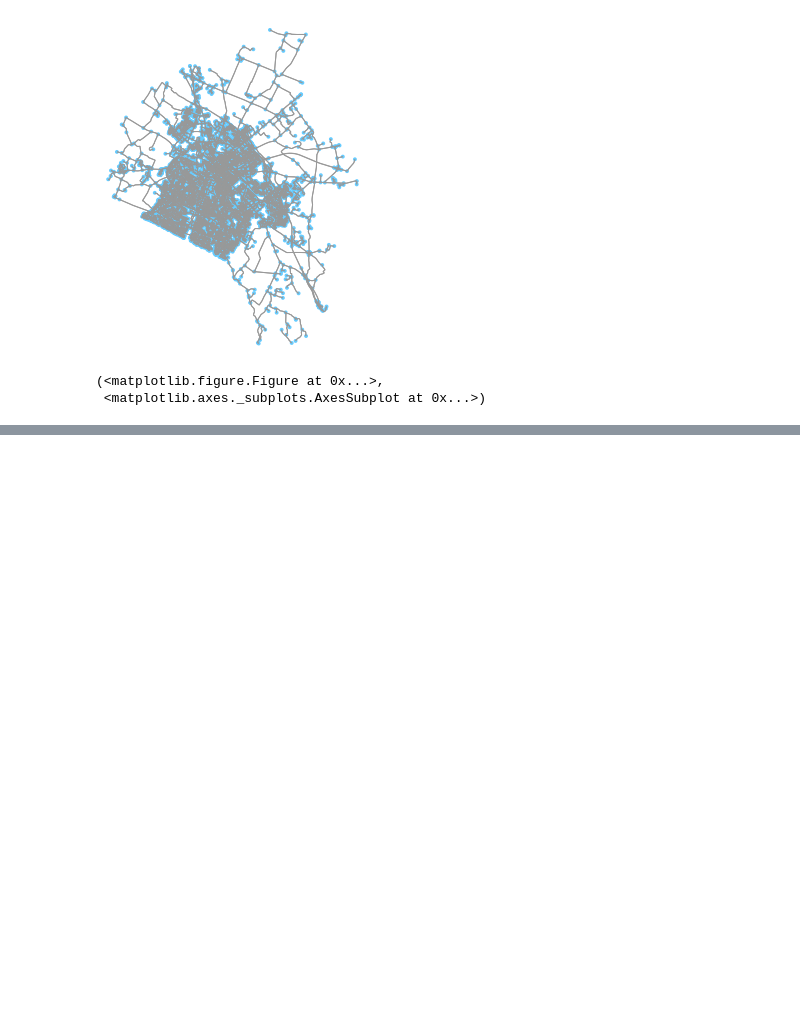
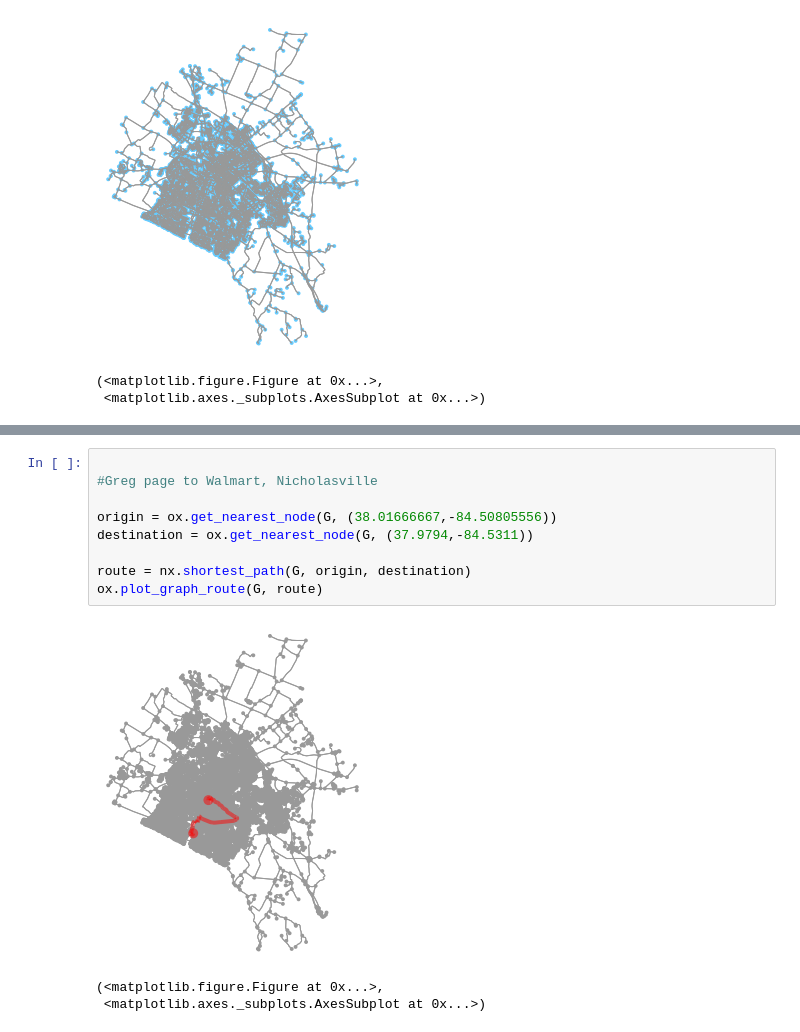
Before and after one commit to FRA228/ce599, a Jupyter notebook: 17-Networks 2/Networks_OSM.ipynb, the cells around one changed output, grey strips where cells are left out. Cells and saved outputs as stored; diff of their text form; blank space fills up the shorter version.

```diff
--- a/17-Networks 2/Networks_OSM.ipynb
+++ b/17-Networks 2/Networks_OSM.ipynb
@@ -65,0 +85,13 @@ NameError: name 'origin' is not defined
+# %%
+
+#Greg page to Walmart, Nicholasville
+
+origin = ox.get_nearest_node(G, (38.01666667,-84.50805556))
+destination = ox.get_nearest_node(G, (37.9794,-84.5311))
+
+route = nx.shortest_path(G, origin, destination)
+ox.plot_graph_route(G, route)
+# %% [output]
+[figure, added]
+(<matplotlib.figure.Figure at 0x...>,
+ <matplotlib.axes._subplots.AxesSubplot at 0x...>)
```
Also changed, not shown: parts of 6 cells of this notebook.
